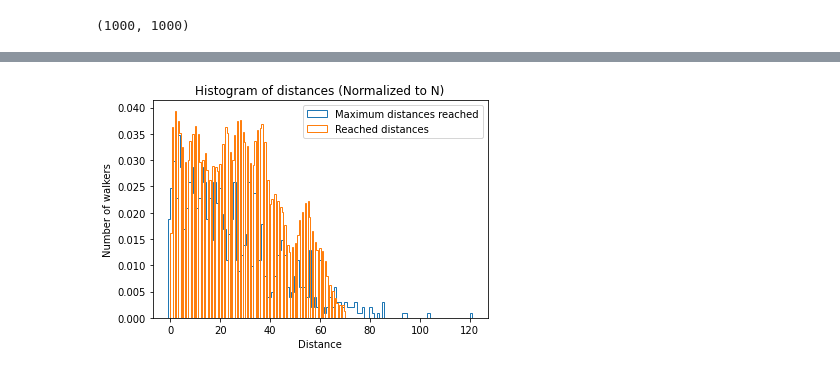
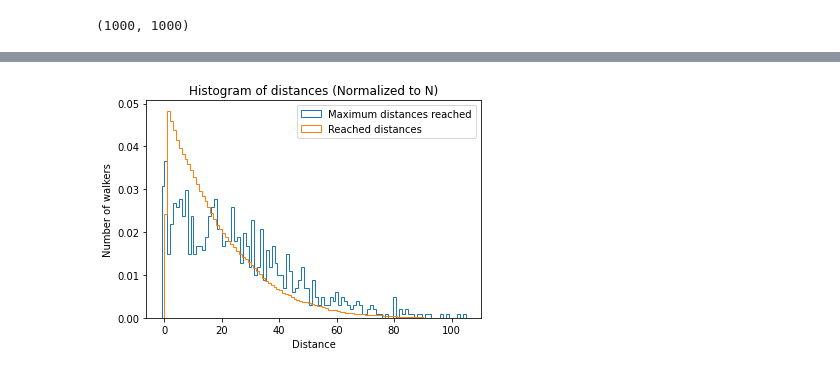
Before and after one commit to DavideQuaranta/CMP1, a Jupyter notebook: Lab3/Lab3_cmfp.ipynb, the cells around one changed output, grey strips where cells are left out. Saved outputs shown, nothing was run; the diff lists cells and outputs as text; code cells hidden in the pictures.

```diff
--- a/Lab3/Lab3_cmfp.ipynb
+++ b/Lab3/Lab3_cmfp.ipynb
@@ -85,17 +83,17 @@ The final position of the 758-th walker is 121
 # %%
 %matplotlib inline
 
 n, bins, patches = plt.hist(positions.max(axis=1),bins=max,histtype = 'step', density = True, label = 'Maximum distances reached' )
 
-n, bins, patches = plt.hist(abs(position.flatten()),bins=max,histtype = 'step', density = True, label = 'Reached distances')
+n, bins, patches = plt.hist(abs(positions.flatten()),bins=max,histtype = 'step', density = True, label = 'Reached distances')
 
 plt.xlabel('Distance')
 plt.ylabel('Number of walkers')
 plt.title('Histogram of distances (Normalized to N)')
 plt.legend()
 plt.show()
 # %% [output]
-[figure, old version]
+[figure, new version]
 # %%
 plt.title('A random walk')
 plt.ylabel('Position')
```
Also changed, not shown: parts of 7 cells of this notebook.
